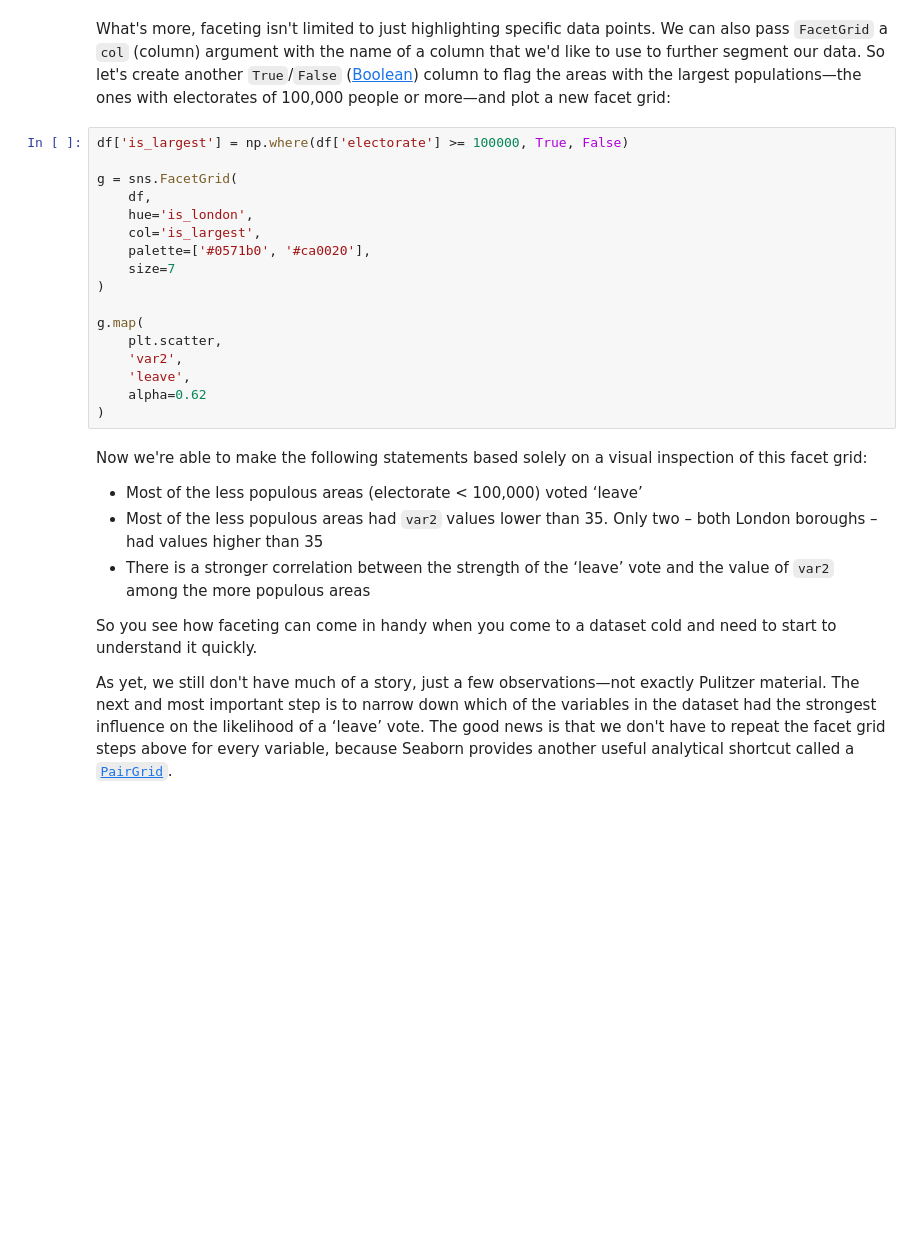
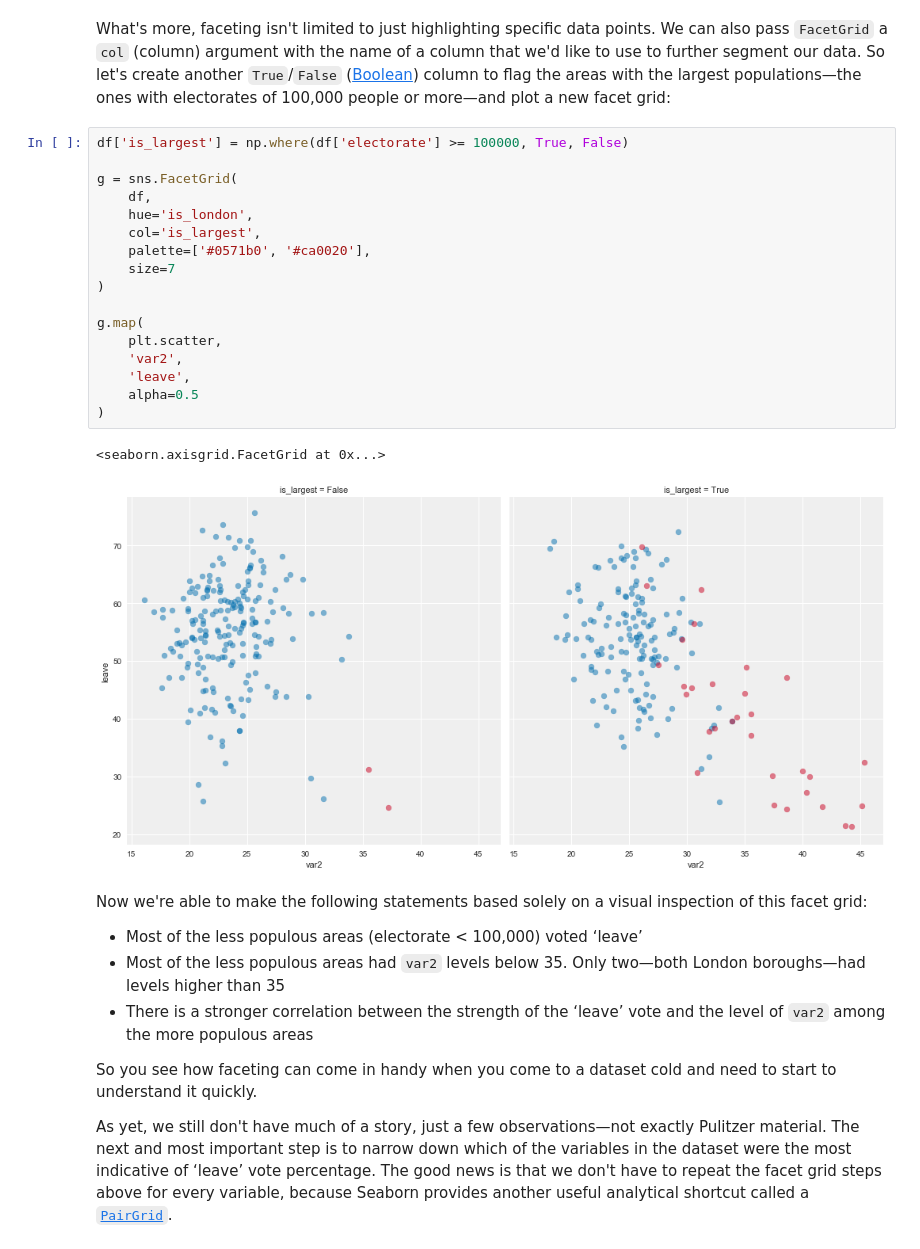
Before and after one commit to davidbjourno/finding-stories-in-data, a Jupyter notebook: finding-stories-in-data.ipynb, the cells around one changed output. Drawn from its saved outputs; the diff is of its cells as text; blank space fills up the shorter version.

```diff
--- a/finding-stories-in-data.ipynb
+++ b/finding-stories-in-data.ipynb
@@ -132,30 +176,33 @@ What's more, faceting isn't limited to just highlighting specific data points. W
 # %%
 df['is_largest'] = np.where(df['electorate'] >= 100000, True, False)
 
 g = sns.FacetGrid(
     df,
     hue='is_london',
     col='is_largest',
     palette=['#0571b0', '#ca0020'],
     size=7
 )
 
 g.map(
     plt.scatter,
     'var2',
     'leave',
-    alpha=0.62
+    alpha=0.5
 )
+# %% [output]
+<seaborn.axisgrid.FacetGrid at 0x...>
+[figure, added]
 # %% [markdown]
 Now we're able to make the following statements based solely on a visual inspection of this facet grid:
 
 * Most of the less populous areas (electorate < 100,000) voted ‘leave’
-* Most of the less populous areas had `var2` values lower than 35. Only two – both London boroughs – had values higher than 35
-* There is a stronger correlation between the strength of the ‘leave’ vote and the value of `var2` among the more populous areas
+* Most of the less populous areas had `var2` levels below 35. Only two—both London boroughs—had levels higher than 35
+* There is a stronger correlation between the strength of the ‘leave’ vote and the level of `var2` among the more populous areas
 
 So you see how faceting can come in handy when you come to a dataset cold and need to start to understand it quickly.
 
-As yet, we still don't have much of a story, just a few observations—not exactly Pulitzer material. The next and most important step is to narrow down which of the variables in the dataset had the strongest influence on the likelihood of a ‘leave’ vote. The good news is that we don't have to repeat the facet grid steps above for every variable, because Seaborn provides another useful analytical shortcut called a [`PairGrid`](https://seaborn.pydata.org/generated/seaborn.PairGrid.html#seaborn.PairGrid).
+As yet, we still don't have much of a story, just a few observations—not exactly Pulitzer material. The next and most important step is to narrow down which of the variables in the dataset were the most indicative of ‘leave’ vote percentage. The good news is that we don't have to repeat the facet grid steps above for every variable, because Seaborn provides another useful analytical shortcut called a [`PairGrid`](https://seaborn.pydata.org/generated/seaborn.PairGrid.html#seaborn.PairGrid).
 # %% [markdown]
 ## 3. Optimise for efficiency
 
```
Also changed, not shown: parts of 26 cells of this notebook.
